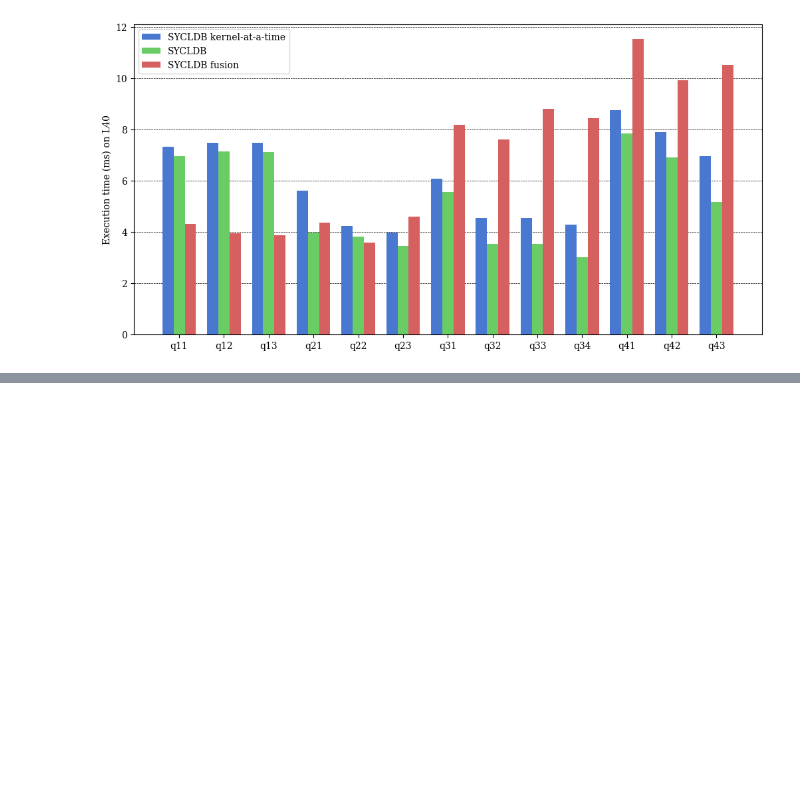
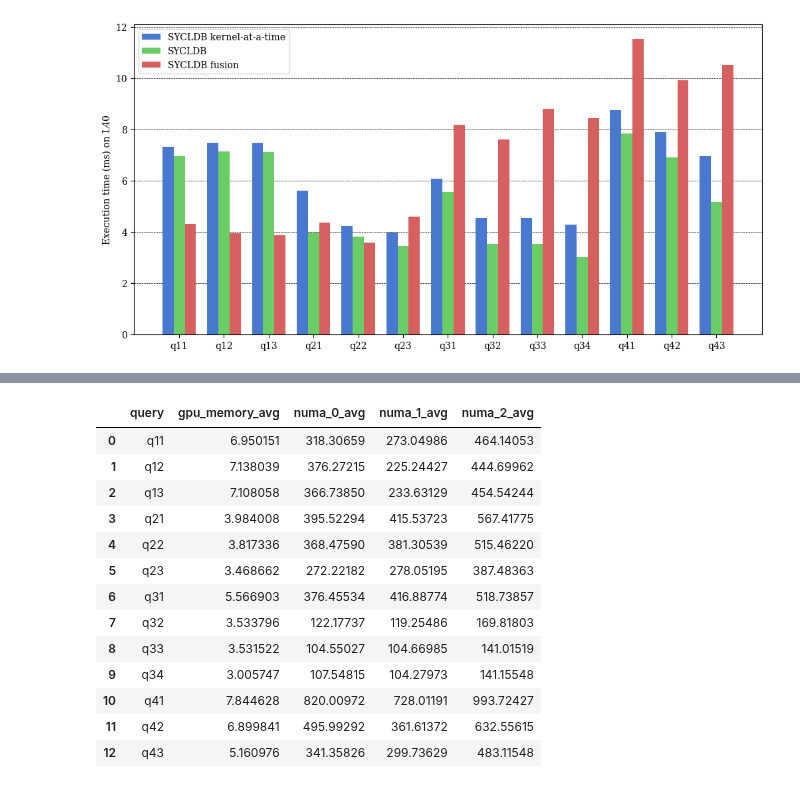
Before and after one commit to Maestro-Zacht/sycldb-calcite-executor, a Jupyter notebook: performances/perf.ipynb, the cells around one changed output, grey strips where cells are left out. Saved outputs shown, nothing was run; the diff lists cells and outputs as text; code cells hidden in the pictures; blank space fills up the shorter version.

```diff
--- a/performances/perf.ipynb
+++ b/performances/perf.ipynb
@@ -261,0 +264,34 @@ numa_results.describe()
+# %%
+comparison_numa = []
+
+for q in queries:
+    gpu_memory_avg = numa_results[f'{q}_gpu_memory'].mean()
+    numa_0_avg = numa_results[f'{q}_numa_0'].mean()
+    numa_1_avg = numa_results[f'{q}_numa_1'].mean()
+    numa_2_avg = numa_results[f'{q}_numa_2'].mean()
+
+    comparison_numa.append({
+        'query': q,
+        'gpu_memory_avg': gpu_memory_avg,
+        'numa_0_avg': numa_0_avg,
+        'numa_1_avg': numa_1_avg,
+        'numa_2_avg': numa_2_avg,
+    })
+
+comparison_numa = pd.DataFrame(comparison_numa)
+comparison_numa
+# %% [output]
+|  | query | gpu_memory_avg | numa_0_avg | numa_1_avg | numa_2_avg |
+| 0 | q11 | 6.950151 | 318.30659 | 273.04986 | 464.14053 |
+| 1 | q12 | 7.138039 | 376.27215 | 225.24427 | 444.69962 |
+| 2 | q13 | 7.108058 | 366.73850 | 233.63129 | 454.54244 |
+| 3 | q21 | 3.984008 | 395.52294 | 415.53723 | 567.41775 |
+| 4 | q22 | 3.817336 | 368.47590 | 381.30539 | 515.46220 |
+| 5 | q23 | 3.468662 | 272.22182 | 278.05195 | 387.48363 |
+| 6 | q31 | 5.566903 | 376.45534 | 416.88774 | 518.73857 |
+| 7 | q32 | 3.533796 | 122.17737 | 119.25486 | 169.81803 |
+| 8 | q33 | 3.531522 | 104.55027 | 104.66985 | 141.01519 |
+| 9 | q34 | 3.005747 | 107.54815 | 104.27973 | 141.15548 |
+| 10 | q41 | 7.844628 | 820.00972 | 728.01191 | 993.72427 |
+| 11 | q42 | 6.899841 | 495.99292 | 361.61372 | 632.55615 |
+| 12 | q43 | 5.160976 | 341.35826 | 299.73629 | 483.11548 |
```
Also changed, not shown: parts of 2 cells of this notebook.
